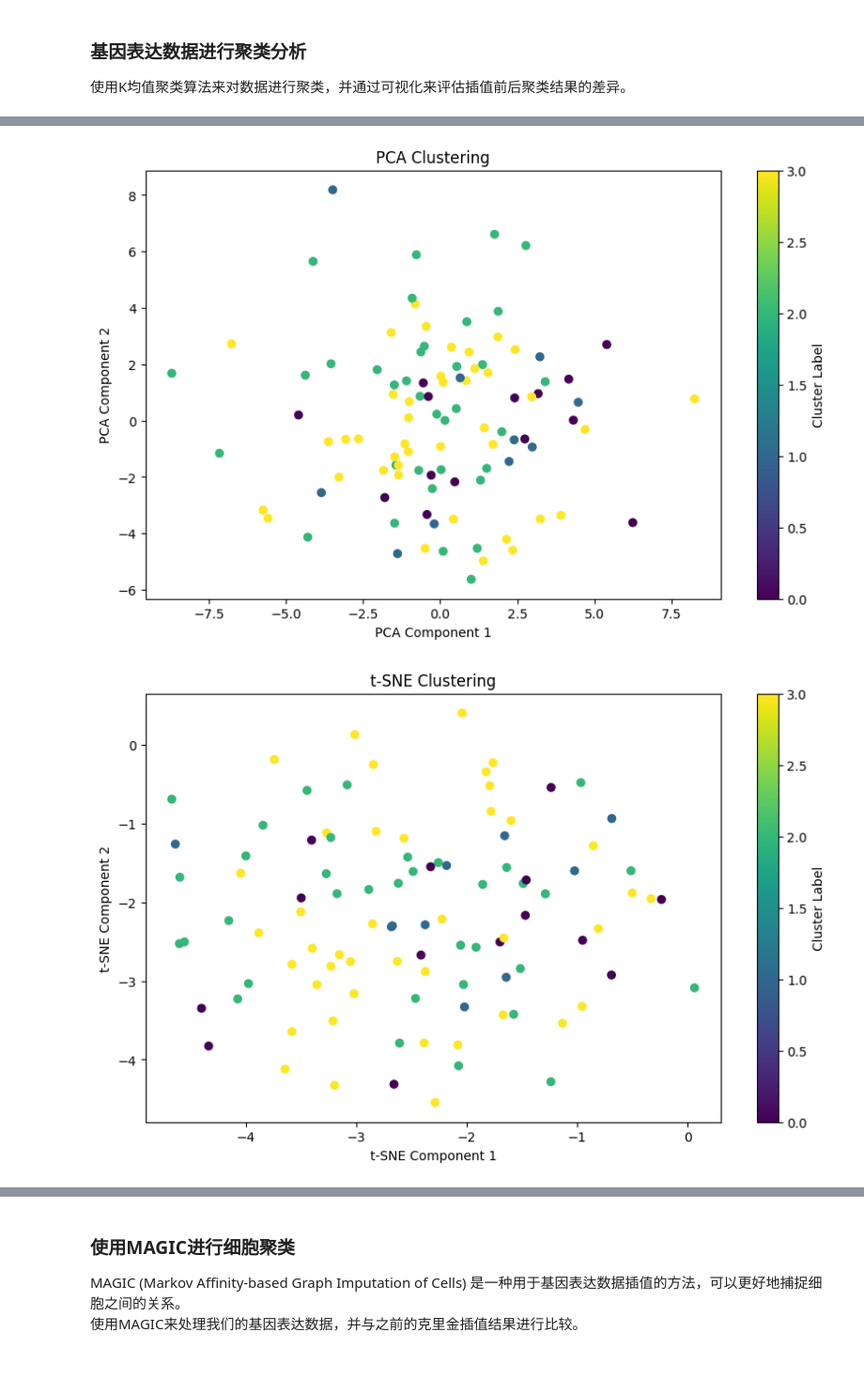
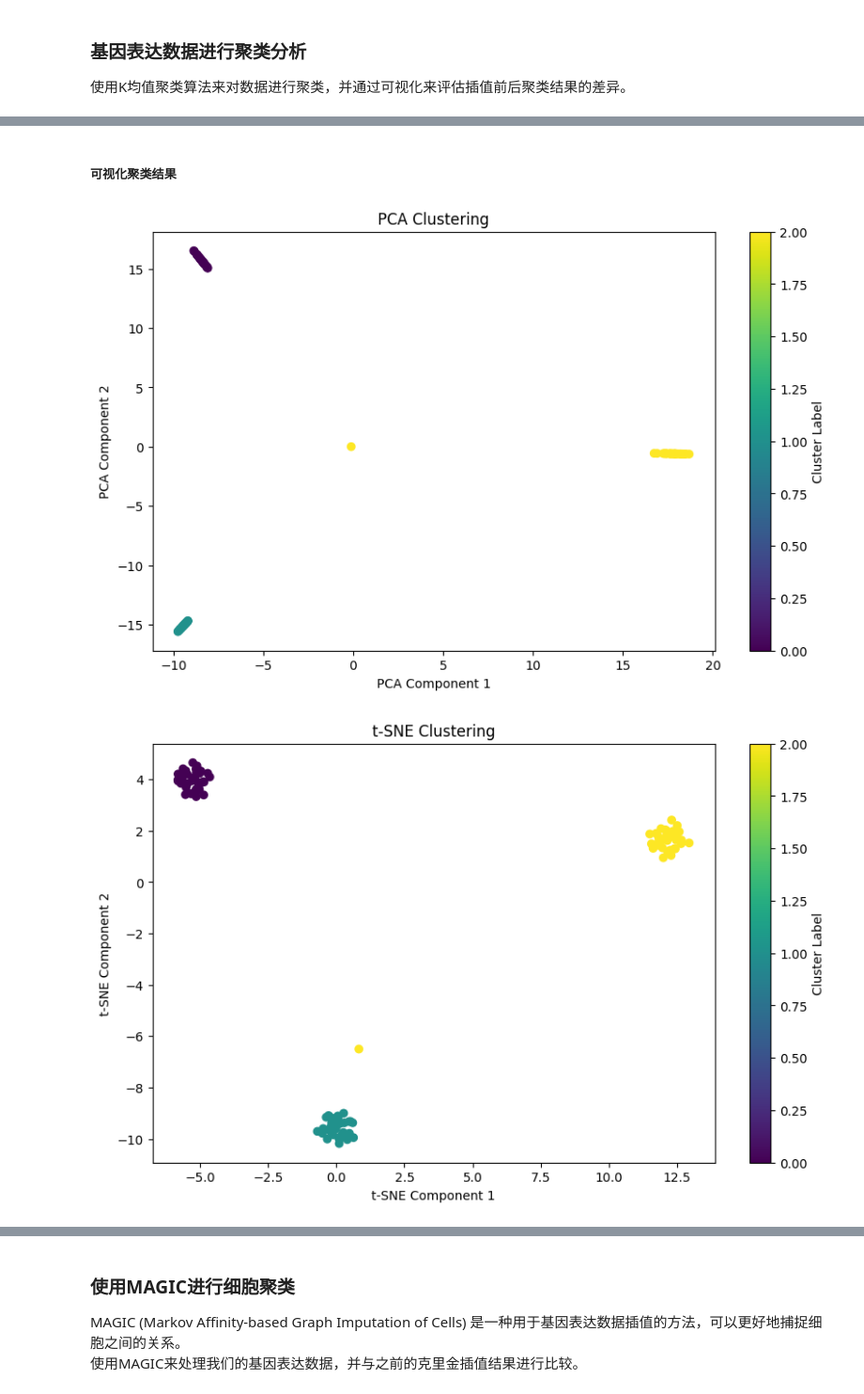
Before and after one commit to SperanzaTY/Kriging-imputing-for-missing-gene-expression, a Jupyter notebook: notebook.ipynb, the cells around one changed output, grey strips where cells are left out. Shown at 94% size. Cells and saved outputs as stored; diff of their text form; code cells hidden in the pictures; blank space fills up the shorter version.

```diff
--- a/notebook.ipynb
+++ b/notebook.ipynb
@@ -719,11 +719,13 @@ import matplotlib.pyplot as plt
 from mpl_toolkits.mplot3d import Axes3D
 from scipy.spatial.distance import pdist, squareform
 
+np.random.seed(0)  # 设置随机种子以保证结果可重复
+
 # 生成381个均匀分布在单位球上的点
 num_genes = 381
 
 # 生成均匀分布的z值
-z = np.linspace(0, 1, num_genes)
+z = np.linspace(-1, 1, num_genes)
 theta = np.random.uniform(0, 2 * np.pi, num_genes)
 r = np.sqrt(1 - z**2)  # 半径在xy平面的投影
 
@@ -762,16 +774,32 @@ gene_3d_conformation_df
 # %%
 import pandas as pd
 import numpy as np
+
+# 划分基因组
+gene_groups = np.array_split(np.random.permutation(num_genes), 3)
 
 # 生成模拟基因表达数据：100个细胞，381个基因
 num_cells = 100
 simulated_gene_expression = np.zeros((num_cells, num_genes))
 
-# 使得基因表达值随着z轴的值变化，同时保持一定的随机性
-for i in range(num_cells):
-    base_expression = (z + 1) / 2  # 基因表达值与z轴正相关，范围从0到1
-    random_noise = np.random.normal(0, 0.1, num_genes)  # 添加一定的随机噪声
-    simulated_gene_expression[i, :] = base_expression + random_noise
+# # 使得基因表达值随着z轴的值变化，同时保持一定的随机性
+# for i in range(num_cells):
+#     base_expression = (z + 1) / 2  # 基因表达值与z轴正相关，范围从0到1
+#     random_noise = np.random.normal(0, 0.1, num_genes)  # 添加一定的随机噪声
+#     simulated_gene_expression[i, :] = base_expression + random_noise
+
+# 为三种细胞类型分别生成基因表达数据
+for cell_type in range(3):
+    for i in range(num_cells // 3):
+        cell_index = cell_type * (num_cells // 3) + i
+        # 基因表达值与z轴正相关，范围从0到1，同时添加一定的随机噪声
+        base_expression = (z + 1) / 2
+        random_noise = np.random.normal(0, 0.1, num_genes)
+        base_expression_with_noise = base_expression + random_noise
+        # 高表达对应基因组，其他基因组低表达（设置为0）
+        cell_expression = np.zeros(num_genes)
+        cell_expression[gene_groups[cell_type]] = base_expression_with_noise[gene_groups[cell_type]]
+        simulated_gene_expression[cell_index, :] = cell_expression
 
 # 将生成的基因表达数据转换为DataFrame
 simulated_gene_expression = pd.DataFrame(simulated_gene_expression)
@@ -1170,3 +1201,5 @@ Best number of clusters based on Silhouette Score: 2
+# %% [markdown]
+##### 可视化聚类结果
 # %%
 from sklearn.preprocessing import StandardScaler
 from sklearn.decomposition import PCA
@@ -1181,33 +1214,33 @@ scaled_data = scaler.fit_transform(simulated_gene_expression)
 
 # 使用PCA降维
 pca = PCA(n_components=2)
 pca_result = pca.fit_transform(scaled_data)
 
 # 使用t-SNE降维
 tsne = TSNE(n_components=2, perplexity=30)
 tsne_result = tsne.fit_transform(scaled_data)
 
 # 使用K-means进行聚类
-kmeans = KMeans(n_clusters=4, random_state=0)
+kmeans = KMeans(n_clusters=3, random_state=0)
 cluster_labels = kmeans.fit_predict(scaled_data)
 
 # 可视化PCA降维后的聚类结果
 plt.figure(figsize=(10, 6))
 plt.scatter(pca_result[:, 0], pca_result[:, 1], c=cluster_labels, cmap='viridis')
 plt.title('PCA Clustering')
 plt.xlabel('PCA Component 1')
 plt.ylabel('PCA Component 2')
 plt.colorbar(label='Cluster Label')
 plt.show()
 
 # 可视化t-SNE降维后的聚类结果
 plt.figure(figsize=(10, 6))
 plt.scatter(tsne_result[:, 0], tsne_result[:, 1], c=cluster_labels, cmap='viridis')
 plt.title('t-SNE Clustering')
 plt.xlabel('t-SNE Component 1')
 plt.ylabel('t-SNE Component 2')
 plt.colorbar(label='Cluster Label')
 plt.show()
 # %% [output]
-[figure, old version]
+[figure, new version]
-[figure, old version]
+[figure, new version]
```
Also changed, not shown: parts of 25 cells of this notebook.
